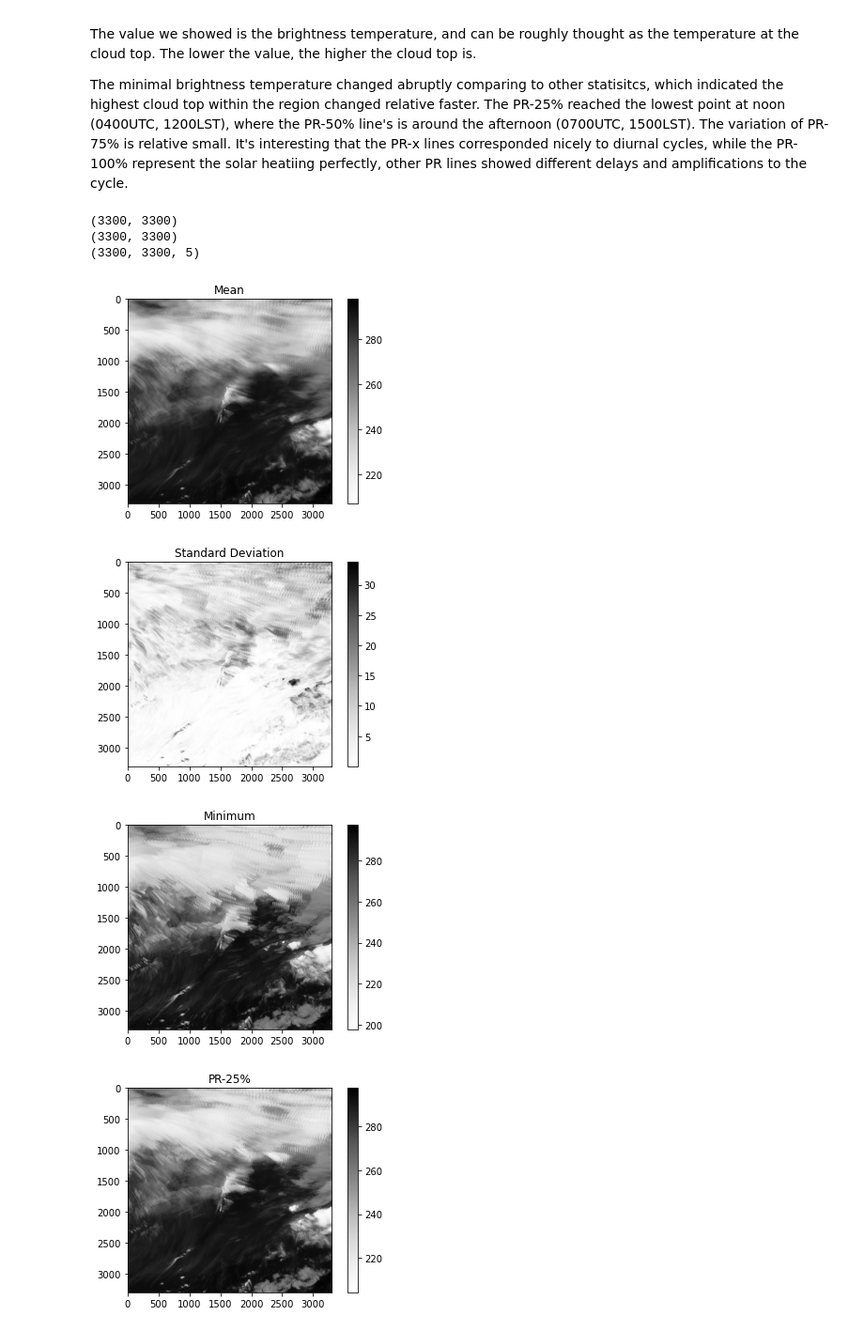
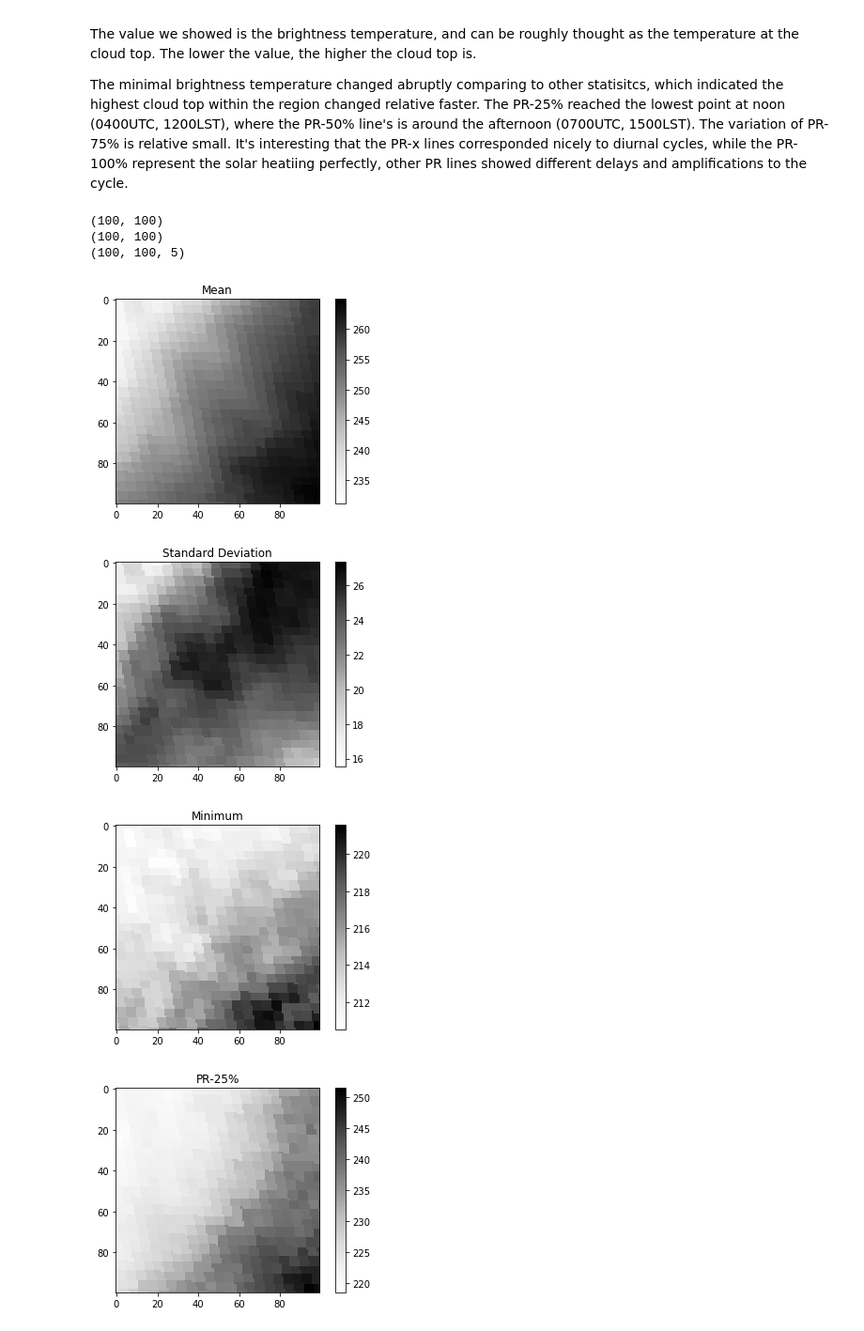
Before and after one commit to tingsyo/course_2020Q3_representation_learning, a Jupyter notebook: notebooks/himawari8/01_Basic_statistics.ipynb, the cells around one changed output. Shown: that part at 94% size. Cells and saved outputs as stored; diff of their text form; code cells hidden in the pictures.

```diff
--- a/notebooks/himawari8/01_Basic_statistics.ipynb
+++ b/notebooks/himawari8/01_Basic_statistics.ipynb
@@ -39,15 +39,18 @@ print(summarize_single_image(tmp))
 (3300, 3300)
 {'mean': 269.26297, 'stdev': 24.10402, 'min': 202.0759735107422, 'pt25': 251.4745330810547, 'median': 277.27655029296875, 'pt75': 290.83428955078125, 'max': 298.4156188964844}
 # %%
-import os
+def list_himawari8_files(dir, suffix='.btp', to_remove='.B13.PCCU.btp'):
+    ''' To scan through the sapecified dir and get the corresponding file with suffix. '''
+    import os
+    xfiles = []
+    for root, dirs, files in os.walk(dir):
+        for fn in files:
+            if fn.endswith(suffix):
+                 xfiles.append({'timestamp':fn.replace(to_remove,''), 'xuri':os.path.join(root, fn)})
+    return(pd.DataFrame(xfiles))
 
-xfiles = []
-for root, dirs, files in os.walk('../../data/himawari8_btp/'):
-    for fn in files:
-        if fn.endswith('.btp'):
-             xfiles.append({'timestamp':fn.replace('.B13.PCCU.btp',''), 'xuri':os.path.join(root, fn)})
 
-xfiles = pd.DataFrame(xfiles)
+xfiles = list_himawari8_files('../../data/himawari8_btp/')
 print(xfiles.head())
 # %% [output]
          timestamp                                               xuri
@@ -108,10 +111,12 @@ The value we showed is the brightness temperature, and can be roughly thought as
 
 The minimal brightness temperature changed abruptly comparing to other statisitcs, which indicated the highest cloud top within the region changed relative faster. The PR-25% reached the lowest point at noon (0400UTC, 1200LST), where the PR-50% line's is around the afternoon (0700UTC, 1500LST). The variation of PR-75% is relative small. It's interesting that the PR-x lines corresponded nicely to diurnal cycles, while the PR-100% represent the solar heatiing perfectly, other PR lines showed different delays and amplifications to the cycle.
 # %%
+# For testing , we only read the center (100,100) of the data
+
 def read_multiple_himawari8(flist):
     data = []
     for f in flist:
-        data.append(read_himawari8_btp(f))
+        data.append(read_himawari8_btp(f)[1600:1700,1600:1700])
     return(np.array(data))
 
 def summarize_images_by_grid(data):
@@ -137,46 +142,56 @@ def summarize_himawari8_by_grid(flist, batch_size=None):
     #
     return(summary)
 # %%
-flist = xfiles['xuri'].iloc[:10]
+flist = xfiles['xuri']
 tmp = summarize_himawari8_by_grid(flist)
 # %%
 print(tmp['mean'].shape)
 print(tmp['stdev'].shape)
 print(tmp['percentile_rank'].shape)
 # %% [output]
-(3300, 3300)
-(3300, 3300)
-(3300, 3300, 5)
+(100, 100)
+(100, 100)
+(100, 100, 5)
 # %%
 %matplotlib inline
 import matplotlib.pyplot as plt
 
 plt.imshow(tmp['mean'], alpha=0.99, cmap='Greys')
 plt.title('Mean')
 plt.colorbar()
 plt.show()
 
 plt.imshow(tmp['stdev'], alpha=0.99, cmap='Greys')
 plt.title('Standard Deviation')
 plt.colorbar()
 plt.show()
 
 plt.imshow(tmp['percentile_rank'][:,:,0], alpha=0.99, cmap='Greys')
 plt.title('Minimum')
 plt.colorbar()
 plt.show()
 
 plt.imshow(tmp['percentile_rank'][:,:,1], alpha=0.99, cmap='Greys')
 plt.title('PR-25%')
 plt.colorbar()
 plt.show()
 
 plt.imshow(tmp['percentile_rank'][:,:,2], alpha=0.99, cmap='Greys')
 plt.title('Median')
 plt.colorbar()
 plt.show()
+
+plt.imshow(tmp['percentile_rank'][:,:,3], alpha=0.99, cmap='Greys')
+plt.title('PR-75%')
+plt.colorbar()
+plt.show()
+
+plt.imshow(tmp['percentile_rank'][:,:,4], alpha=0.99, cmap='Greys')
+plt.title('Maximum')
+plt.colorbar()
+plt.show()
 # %% [output]
-[figure, old version]
+[figure, new version]
-[figure, old version]
+[figure, new version]
-[figure, old version]
+[figure, new version]
-[figure, old version]
+[figure, new version]
```
Also changed, not shown: parts of 1 cell of this notebook, 1 other file.
